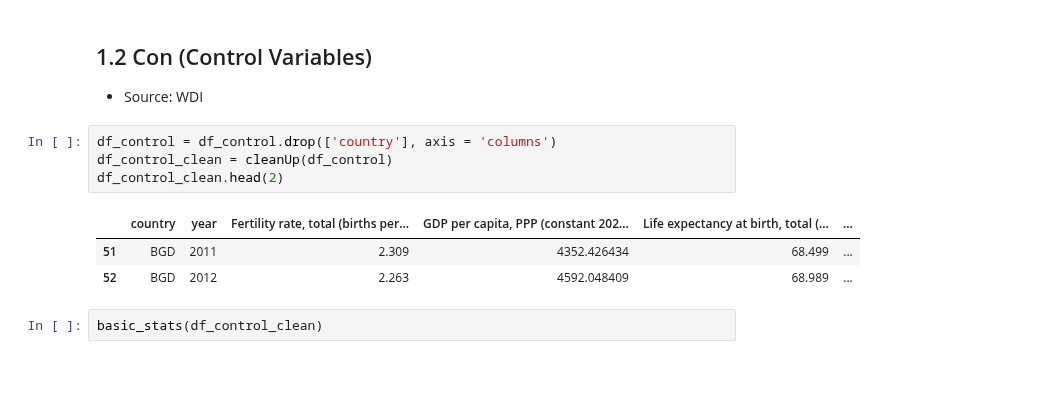
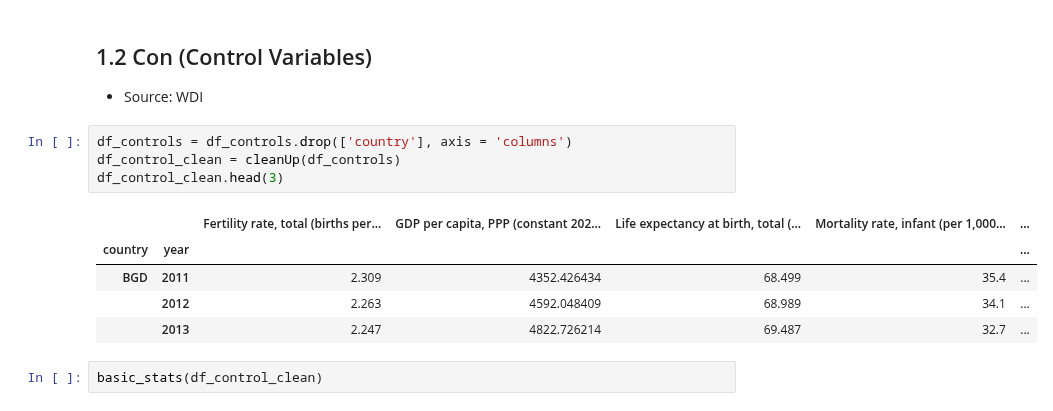
Before and after one commit to wanzi-wang/graspp_2025s_fintech, a Jupyter notebook: notebooks/Milestone_3_part1.ipynb, the cells around one changed output. Cells and saved outputs as stored; diff of their text form; blank space fills up the shorter version.

```diff
--- a/notebooks/Milestone_3_part1.ipynb
+++ b/notebooks/Milestone_3_part1.ipynb
@@ -71,13 +127,15 @@ basic_stats(df_agri)
 ## 1.2 Con (Control Variables)
 - Source: WDI
 # %%
-df_control = df_control.drop(['country'], axis = 'columns')
-df_control_clean = cleanUp(df_control)
-df_control_clean.head(2)
+df_controls = df_controls.drop(['country'], axis = 'columns')
+df_control_clean = cleanUp(df_controls)
+df_control_clean.head(3)
 # %% [output]
-|  | country | year | Fertility rate, total (births per... | GDP per capita, PPP (constant 202... | Life expectancy at birth, total (... | ... |
-| 51 | BGD | 2011 | 2.309 | 4352.426434 | 68.499 | ... |
-| 52 | BGD | 2012 | 2.263 | 4592.048409 | 68.989 | ... |
+|  |  | Fertility rate, total (births per... | GDP per capita, PPP (constant 202... | Life expectancy at birth, total (... | Mortality rate, infant (per 1,000... | ... |
+| country | year |  |  |  |  | ... |
+| BGD | 2011 | 2.309 | 4352.426434 | 68.499 | 35.4 | ... |
+|  | 2012 | 2.263 | 4592.048409 | 68.989 | 34.1 | ... |
+|  | 2013 | 2.247 | 4822.726214 | 69.487 | 32.7 | ... |
 # %%
 basic_stats(df_control_clean)
 # %% [output]
```
Also changed, not shown: parts of 19 cells of this notebook, 1 other file.
